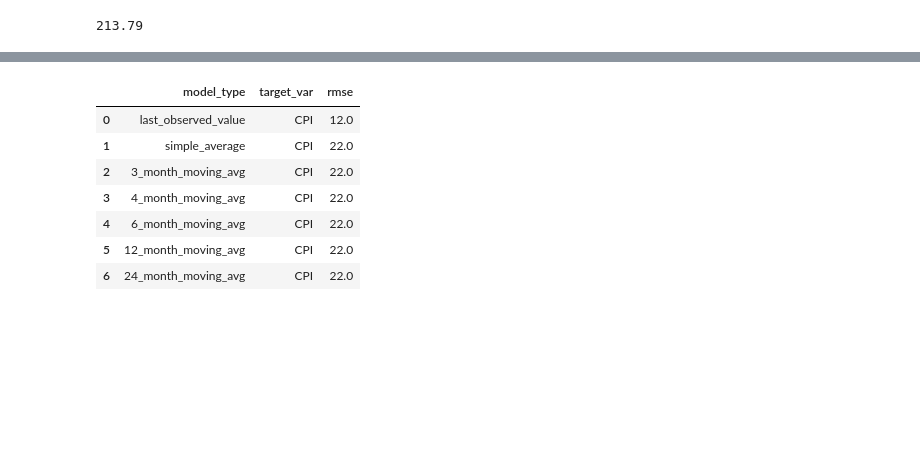
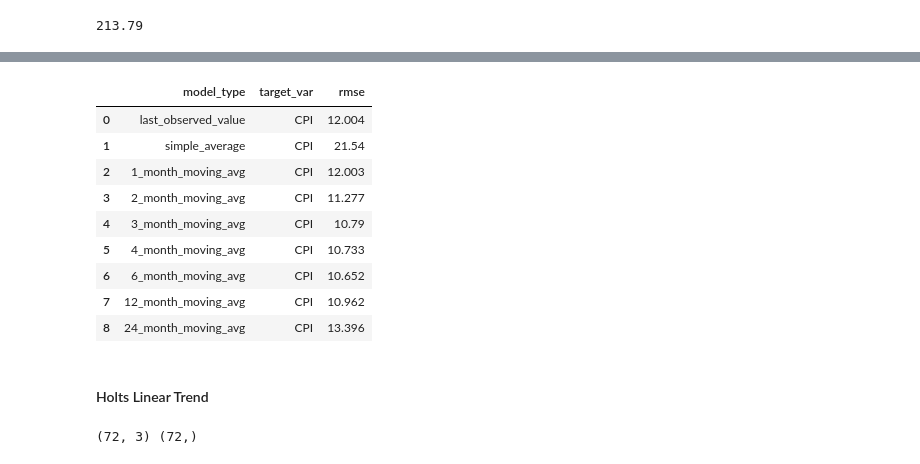
Before and after one commit to mil2tech/individiual-project, a Jupyter notebook: project-workbook.ipynb, the cells around one changed output, grey strips where cells are left out. Cells and saved outputs as stored; diff of their text form; code cells hidden in the pictures; blank space fills up the shorter version.

```diff
--- a/project-workbook.ipynb
+++ b/project-workbook.ipynb
@@ -617,7 +614,7 @@ def evaluate(target_var):
     and compute the rmse, rounding to 0 decimal places.
     it will return the rmse.
     '''
-    rmse = round(sqrt(mean_squared_error(validate[target_var], yhat_df[target_var])), 0)
+    rmse = round(sqrt(mean_squared_error(validate[target_var], yhat_df[target_var])), 3)
     return rmse
 # %%
 # plot_and_eval() will use the evaluate function and also plot train and test values with the predicted values in order to compare performance.
@@ -786,4 +783,11 @@ rolling_cpi = round(train['CPI'].rolling(period).mean()[-1], 2)
 print(rolling_cpi)
 # %% [output]
 213.79
+# %%
+#Apply predictions to our observations
+def moving_avg_make_predictions(sales=None, quantity=None):
+    yhat_df = pd.DataFrame({'CPI': [rolling_cpi]}, index=validate.index)
+    return yhat_df
+
+yhat_df = moving_avg_make_predictions(rolling_cpi)
 # %%
@@ -806,19 +810,24 @@ CPI -- RMSE: 22
 # %%
-periods = [3, 4, 6, 12, 24]
+periods = [1, 2, 3, 4, 6, 12, 24]
 
 for p in periods:
     rolling_cpi = round(train['CPI'].rolling(p).mean()[-1], 2)
-    yhat_df = make_predictions(rolling_cpi)
+
+    yhat_df = moving_avg_make_predictions(rolling_cpi)
     model_type = str(p) + '_month_moving_avg'
     eval_df = append_eval_df(model_type = model_type , target_var = 'CPI')
 
 eval_df
 # %% [output]
 |  | model_type | target_var | rmse |
-| 0 | last_observed_value | CPI | 12.0 |
-| 1 | simple_average | CPI | 22.0 |
-| 2 | 3_month_moving_avg | CPI | 22.0 |
-| 3 | 4_month_moving_avg | CPI | 22.0 |
-| 4 | 6_month_moving_avg | CPI | 22.0 |
-| 5 | 12_month_moving_avg | CPI | 22.0 |
-| 6 | 24_month_moving_avg | CPI | 22.0 |
+| 0 | last_observed_value | CPI | 12.004 |
+| 1 | simple_average | CPI | 21.54 |
+| 2 | 1_month_moving_avg | CPI | 12.003 |
+| 3 | 2_month_moving_avg | CPI | 11.277 |
+| 4 | 3_month_moving_avg | CPI | 10.79 |
+| 5 | 4_month_moving_avg | CPI | 10.733 |
+| 6 | 6_month_moving_avg | CPI | 10.652 |
+| 7 | 12_month_moving_avg | CPI | 10.962 |
+| 8 | 24_month_moving_avg | CPI | 13.396 |
+# %% [markdown]
+#### Holts Linear Trend
@@ -824,0 +843,5 @@ eval_df
+# %%
+#print shape of validate and yhat_cpi
+print(validate.shape , yhat_cpi.shape)
+# %% [output]
+(72, 3) (72,)
```
Also changed, not shown: parts of 19 cells of this notebook.
